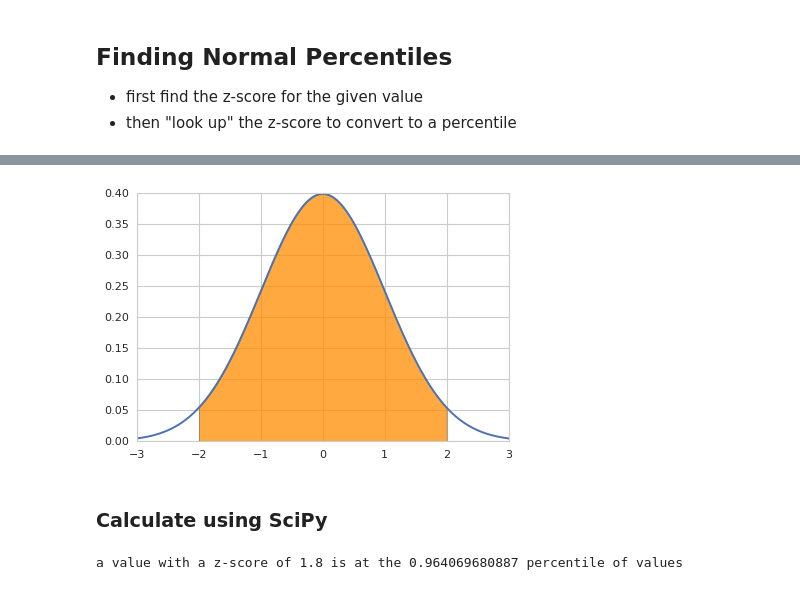
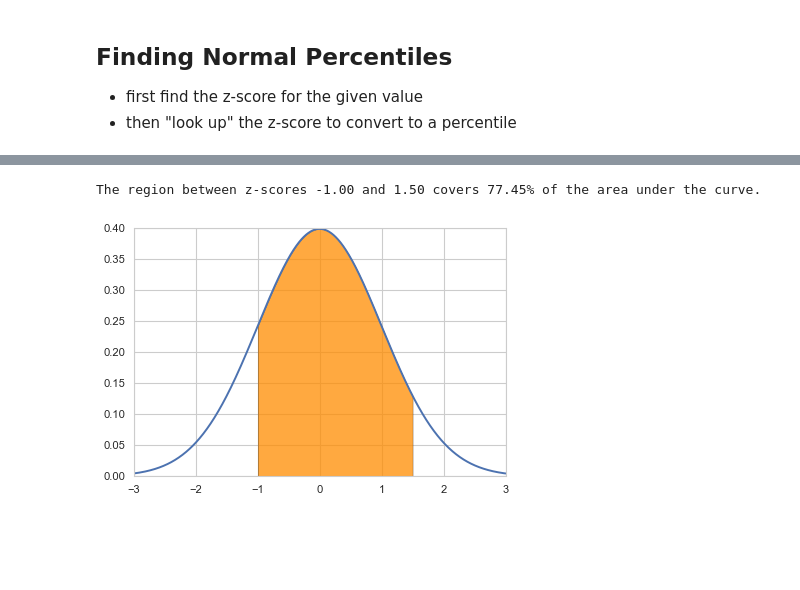
Before and after one commit to rickhaffey/stats-dvb, a Jupyter notebook: Chapter 6 - Standard Deviation and Normal Model.ipynb, the cells around one changed output, grey strips where cells are left out. Drawn from its saved outputs; the diff is of its cells as text; code cells hidden in the pictures; blank space fills up the shorter version.

```diff
--- a/Chapter 6 - Standard Deviation and Normal Model.ipynb
+++ b/Chapter 6 - Standard Deviation and Normal Model.ipynb
@@ -165,14 +194,6 @@ def draw_zscore_range(low, high):
-# %%
-draw_zscore_range(-2, 2)
-# %% [output]
-[figure, removed]
-# %% [markdown]
-### Calculate using SciPy
-# %%
-from scipy import stats
-zScore = 1.8
-pctiles = stats.norm.cdf([zScore])
-print("a value with a z-score of 1.8 is at the %s percentile of values" % (pctiles[0],))
-# %% [output]
-a value with a z-score of 1.8 is at the 0.964069680887 percentile of values
+# %%
+plot_normal_curve(low=-1, high=1.5)
+# %% [output]
+The region between z-scores -1.00 and 1.50 covers 77.45% of the area under the curve.
+[figure, added]
 # %%
```
Also changed, not shown: parts of 23 cells of this notebook.
